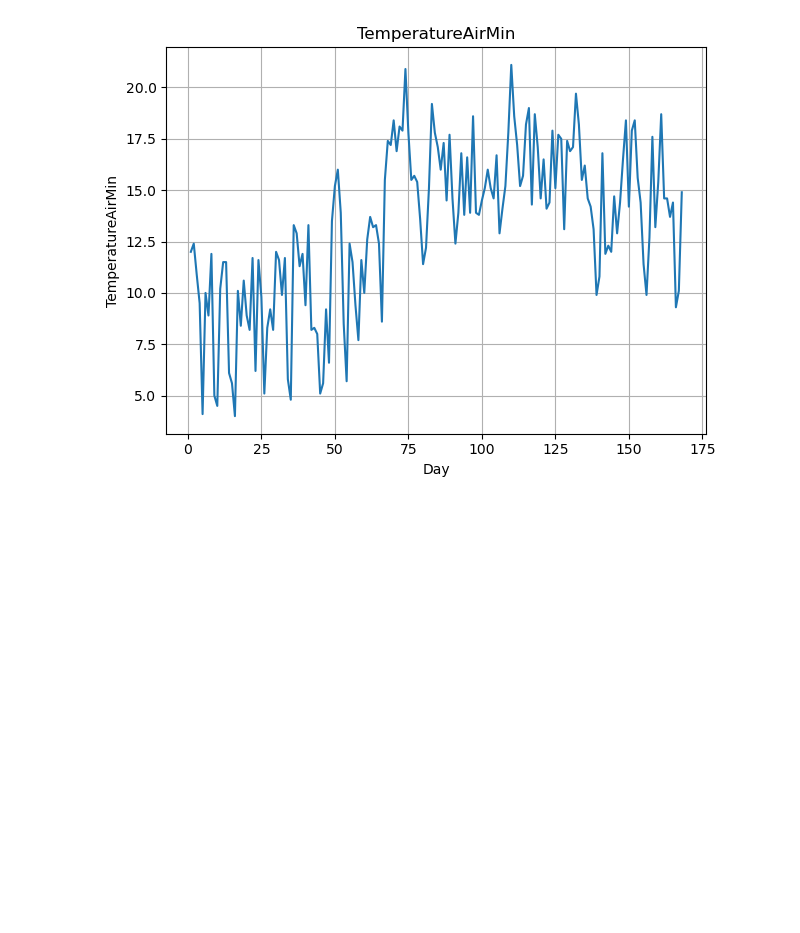
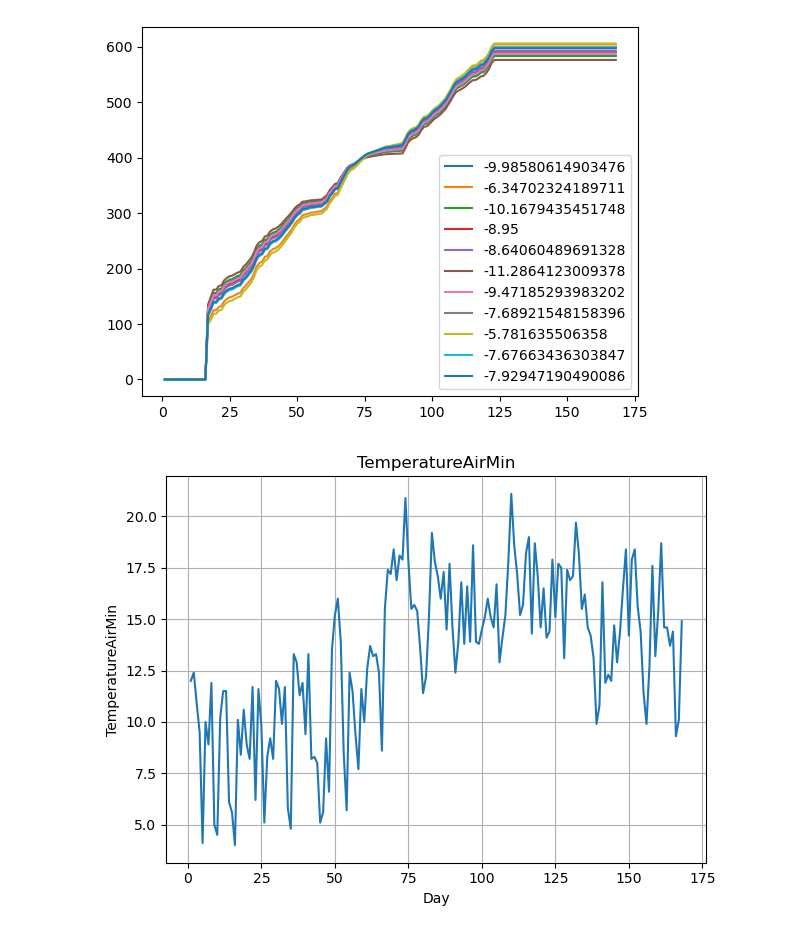
Before and after one commit to IQBio-JCSE/TeamRotationSpring2025, a Jupyter notebook: sunflo_recode/output/sample_plotting.ipynb, the cells around one changed output. Drawn from its saved outputs; the diff is of its cells as text; code cells hidden in the pictures; blank space fills up the shorter version.

Commit message:
Added water stress gen variable

```diff
--- a/sunflo_recode/output/sample_plotting.ipynb
+++ b/sunflo_recode/output/sample_plotting.ipynb
@@ -4,5 +5,6 @@ import matplotlib.pyplot as plt
 # %%
 infile = "/Users/jennastanislaw/Boulder/team_rotation/TeamRotationSpring2025/sunflo_recode/sample_out.csv"
 # %%
-df = pd.read_csv(infile, index_col=0)
+all_output = glob.glob("/Users/jennastanislaw/Boulder/team_rotation/TeamRotationSpring2025/sunflo_recode/output/*_-*.csv")
+#df = pd.read_csv(infile, index_col=0)
 # %%
@@ -24,3 +24,17 @@ df
+# %%
+all_dfs = list()
+for f in all_output:
+    df = pd.read_csv(f, index_col=0)
+    all_dfs.append(df)
+# %%
+plt.figure()
+for df in all_dfs:
+    plt.plot(df["CropBiomass"], label=df["a_water_stress"].tolist()[0])
+plt.legend()
+plt.show()
+plt.savefig("varied_water_stress_biomassVthermaltime.png", dpi=400,  bbox_inches='tight')
+# %% [output]
+[figure, added]
 # %%
 for column in df.columns:
     plt.figure()
```
Also changed, not shown: parts of 2 cells of this notebook, 13 other files.
